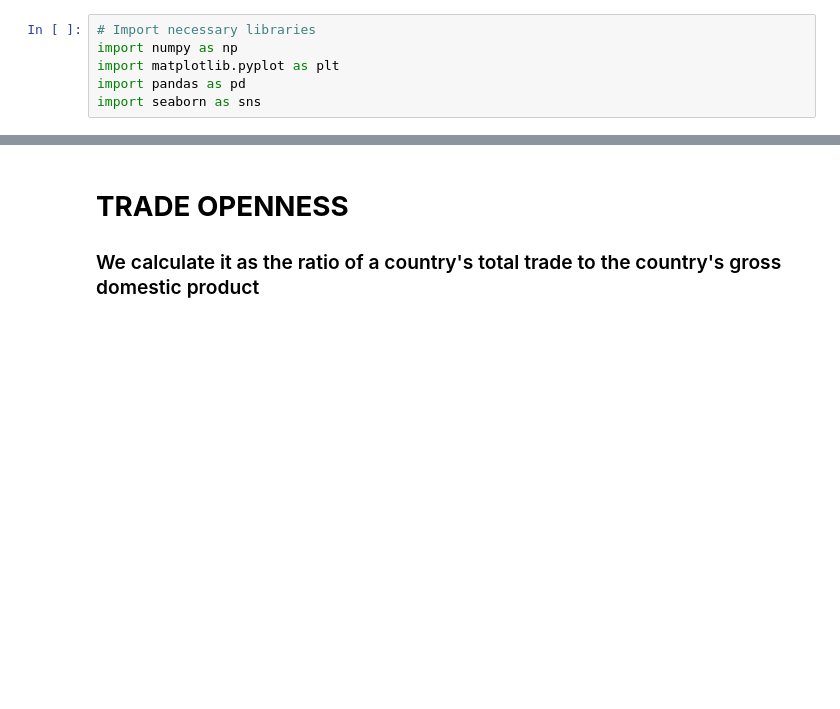
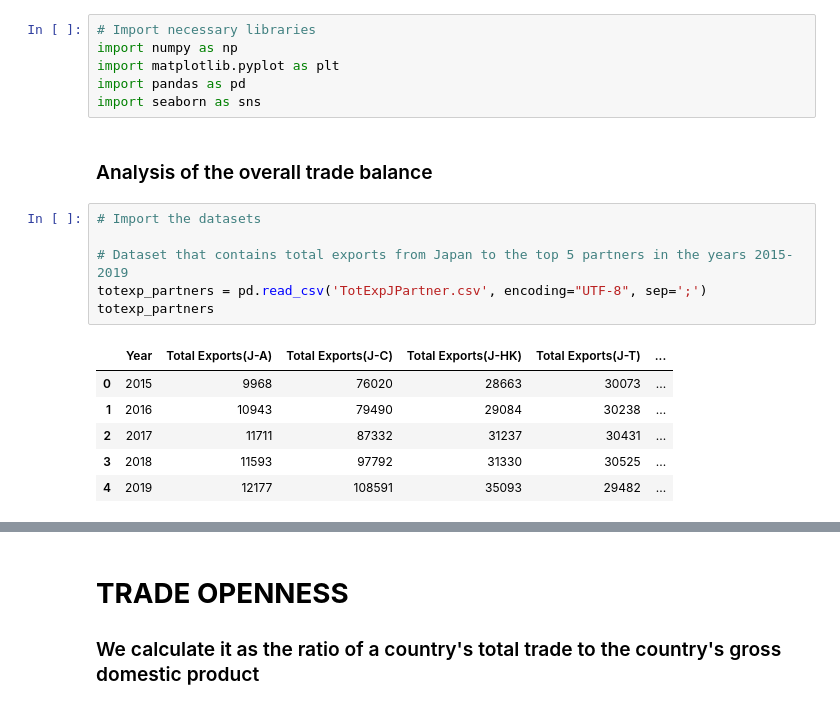
Before and after one commit to VeraCeccarelli/labpy, a Jupyter notebook: assignment.ipynb, the cells around one changed output, grey strips where cells are left out. Saved outputs shown, nothing was run; the diff lists cells and outputs as text; blank space fills up the shorter version.

```diff
--- a/assignment.ipynb
+++ b/assignment.ipynb
@@ -7,3 +7,18 @@ import numpy as np
 import matplotlib.pyplot as plt
 import pandas as pd
 import seaborn as sns
+# %% [markdown]
+### Analysis of the overall trade balance
+# %%
+# Import the datasets
+
+# Dataset that contains total exports from Japan to the top 5 partners in the years 2015-2019
+totexp_partners = pd.read_csv('TotExpJPartner.csv', encoding="UTF-8", sep=';')
+totexp_partners
+# %% [output]
+|  | Year | Total Exports(J-A) | Total Exports(J-C) | Total Exports(J-HK) | Total Exports(J-T) | ... |
+| 0 | 2015 | 9968 | 76020 | 28663 | 30073 | ... |
+| 1 | 2016 | 10943 | 79490 | 29084 | 30238 | ... |
+| 2 | 2017 | 11711 | 87332 | 31237 | 30431 | ... |
+| 3 | 2018 | 11593 | 97792 | 31330 | 30525 | ... |
+| 4 | 2019 | 12177 | 108591 | 35093 | 29482 | ... |
```
Also changed, not shown: parts of 14 cells of this notebook.
